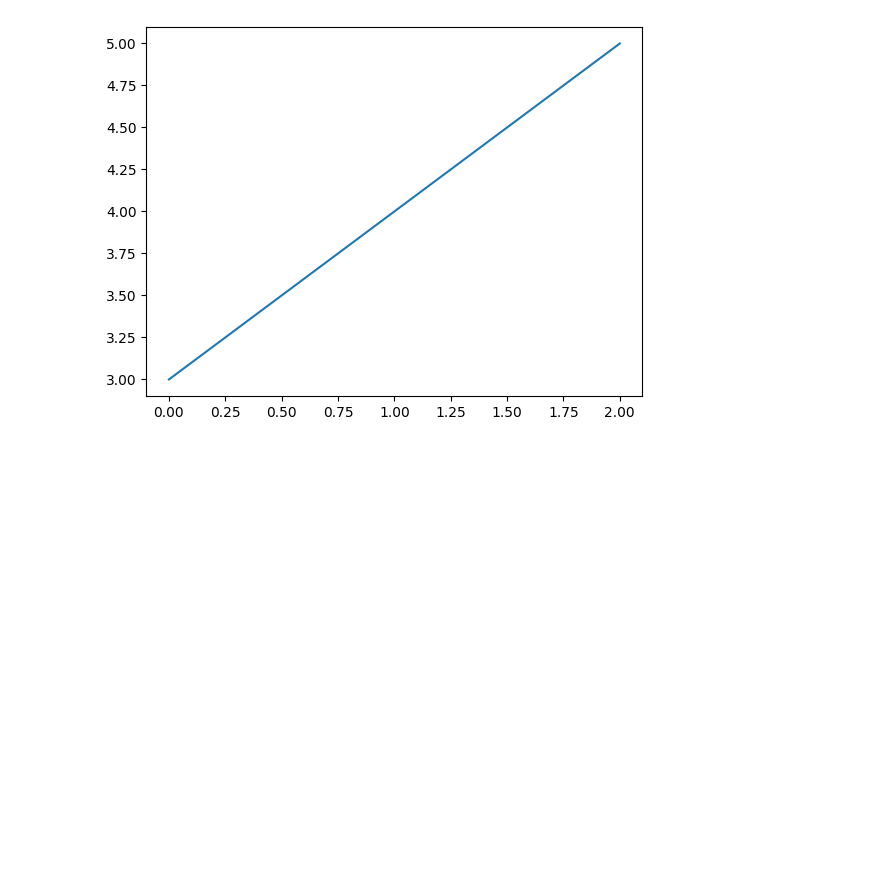
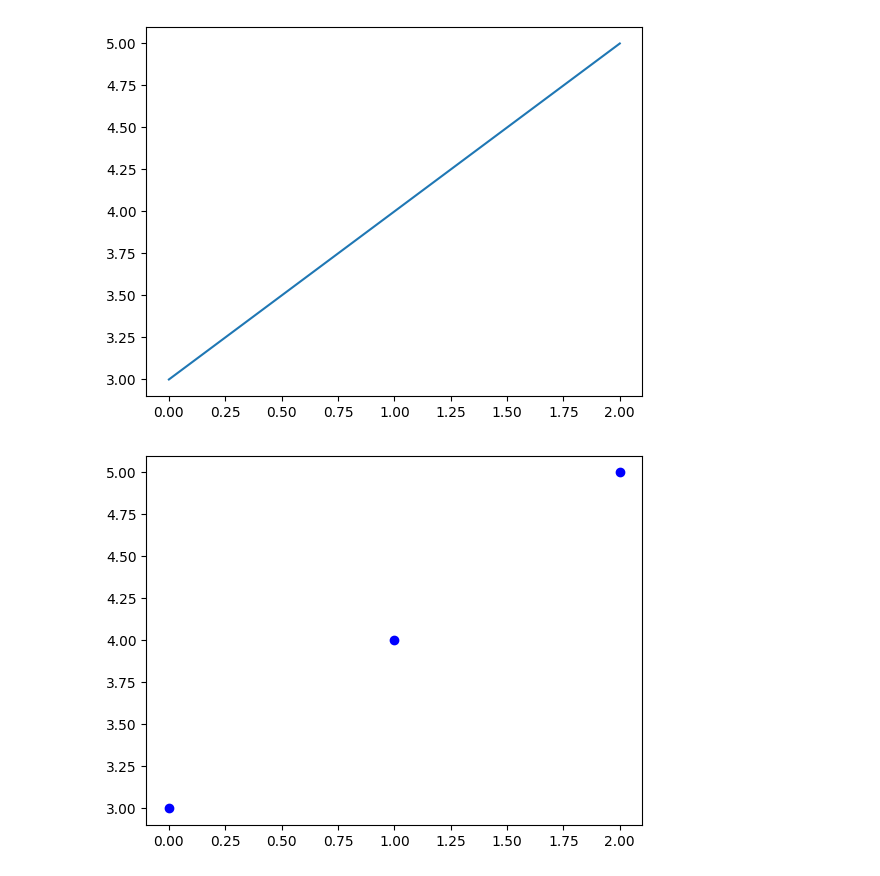
Before and after one commit to roberthsu2003/__2024_05_05_sunday__, a Jupyter notebook: lesson14/lesson14_1.ipynb, the cells around one changed output. Saved outputs shown, nothing was run; the diff lists cells and outputs as text; code cells hidden in the pictures; blank space fills up the shorter version.

```diff
--- a/lesson14/lesson14_1.ipynb
+++ b/lesson14/lesson14_1.ipynb
@@ -16,3 +16,12 @@ ax_1.plot(X, Y)
 plt.show()
 # %% [output]
 [figure]
+# %%
+fig = plt.figure()
+axes = fig.add_subplot(1,1,1)
+x = [0, 1, 2]
+y = [3, 4, 5]
+axes.plot(x,y,'bo')
+plt.show()
+# %% [output]
+[figure, added]
```
